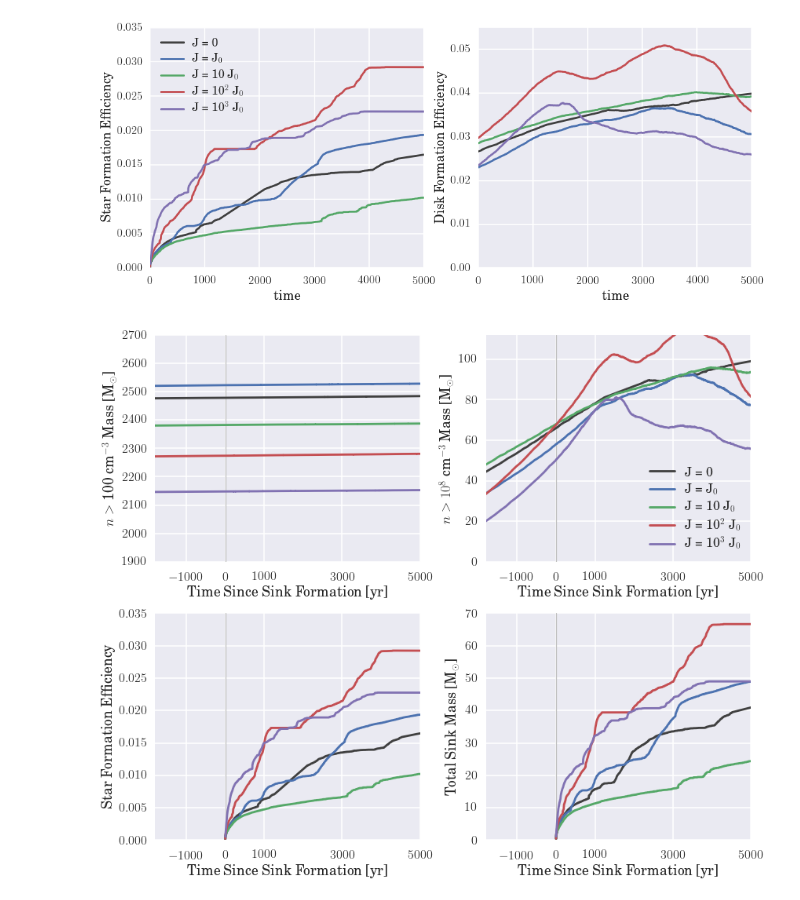
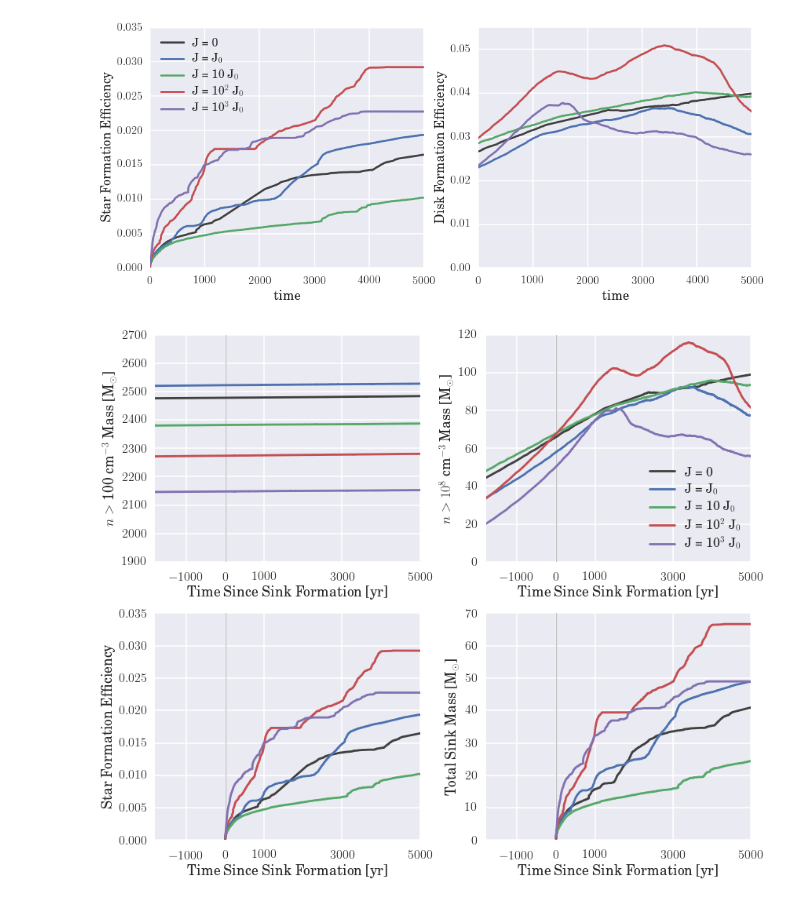
Before and after one commit to hummel/xray_notebooks, a Jupyter notebook: Halo Growth.ipynb, the cells around one changed output. Drawn from its saved outputs; the diff is of its cells as text; code cells hidden in the pictures.

Commit message:
Updated plot limits.

```diff
--- a/Halo Growth.ipynb
+++ b/Halo Growth.ipynb
@@ -296,32 +296,32 @@ ax0.set_ylabel('$n >$ 100 cm$^{-3}$ Mass [M$_{\odot}$]')
 #============ Panel B ==============
 for sim in simlist[1:]:
     df = data[sim]
     ax1.plot(df.time, df['1e8cc'], label=simname[sim])
-ax1.set_ylim(0,112)
+ax1.set_ylim(0,120)
 ax1.set_ylabel('$n > 10^8$ cm$^{-3}$ Mass [M$_{\odot}$]')
 ax1.legend(loc=0)
 
 #============ Panel C ==============
 for sim in simlist[1:]:
     df = combined[sim]
     ax2.plot(df.time, df["SFE"], label=simname[sim])
 ax2.set_ylim(0,.035)
 ax2.set_ylabel('Star Formation Efficiency')
 
 #============ Panel D ==============
 for sim in simlist[1:]:
     df = total_mass[sim]
     ax3.plot(df.time, df[simname[sim]], label=simname[sim])
 ax3.set_ylim(0,70)
 ax3.set_ylabel('Total Sink Mass [M$_{\odot}$]')
 
 
 for ax in fig.axes:
     ax.set_xlim(-1.8e3,5e3)
     ax.set_xticks((-1e3, 0, 1e3, 3e3, 5e3))
     ax.set_xlabel('Time Since Sink Formation [yr]')
 #fig.subplots_adjust(vspace=1)
 fig.tight_layout()
 fig.savefig('figures/growth/sinkgrowth.png', bbox_inches='tight')
 # %% [output]
-[figure, old version]
+[figure, new version]
```
